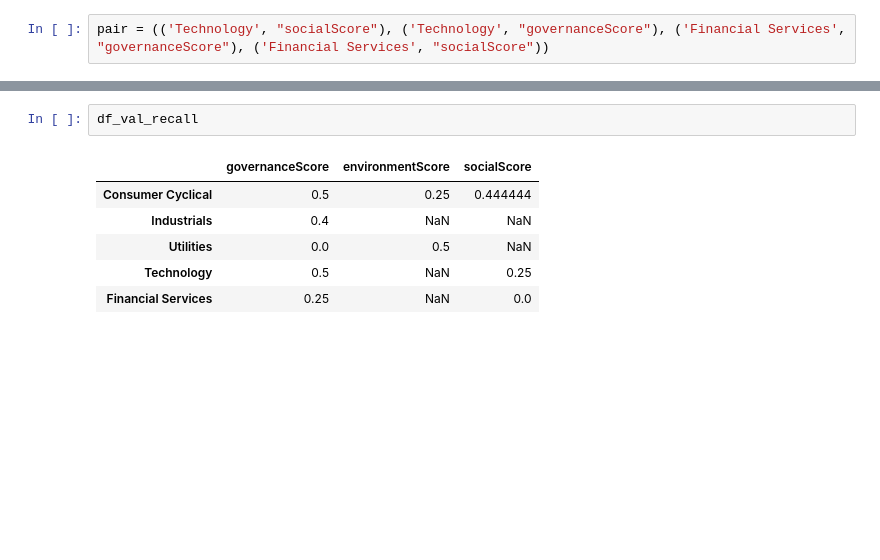
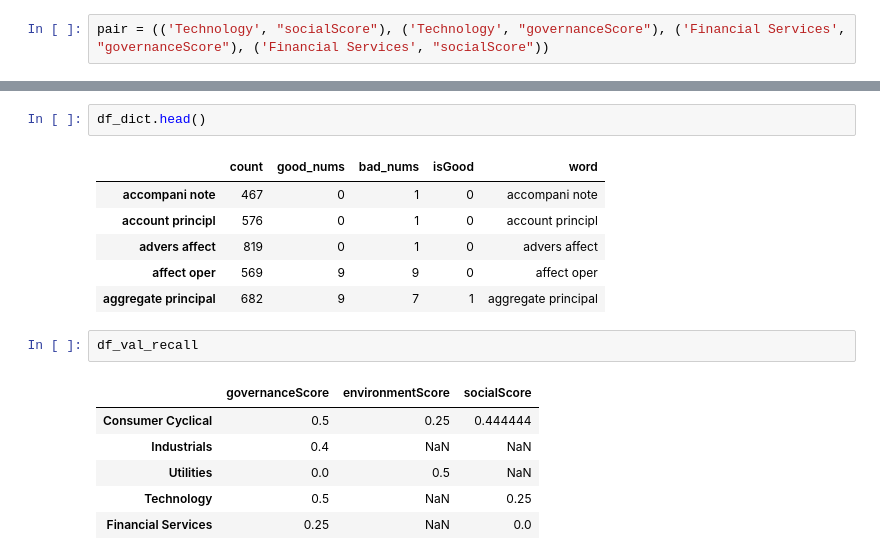
Before and after one commit to kcwanglucky/esg_nlp, a Jupyter notebook: 5. validation.ipynb, the cells around one changed output, grey strips where cells are left out. Cells and saved outputs as stored; diff of their text form; blank space fills up the shorter version.

```diff
--- a/5. validation.ipynb
+++ b/5. validation.ipynb
@@ -660,3 +732,12 @@ ORCL
+# %%
+df_dict.head()
+# %% [output]
+|  | count | good_nums | bad_nums | isGood | word |
+| accompani note | 467 | 0 | 1 | 0 | accompani note |
+| account principl | 576 | 0 | 1 | 0 | account principl |
+| advers affect | 819 | 0 | 1 | 0 | advers affect |
+| affect oper | 569 | 9 | 9 | 0 | affect oper |
+| aggregate principal | 682 | 9 | 7 | 1 | aggregate principal |
 # %%
 df_val_recall
 # %% [output]
```
Also changed, not shown: parts of 20 cells of this notebook.
